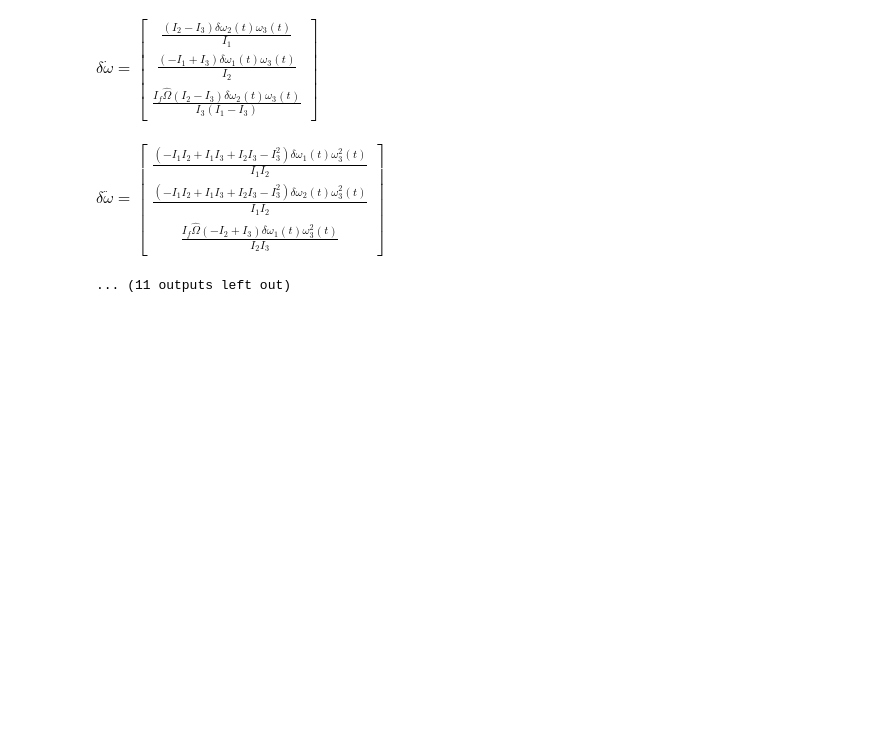
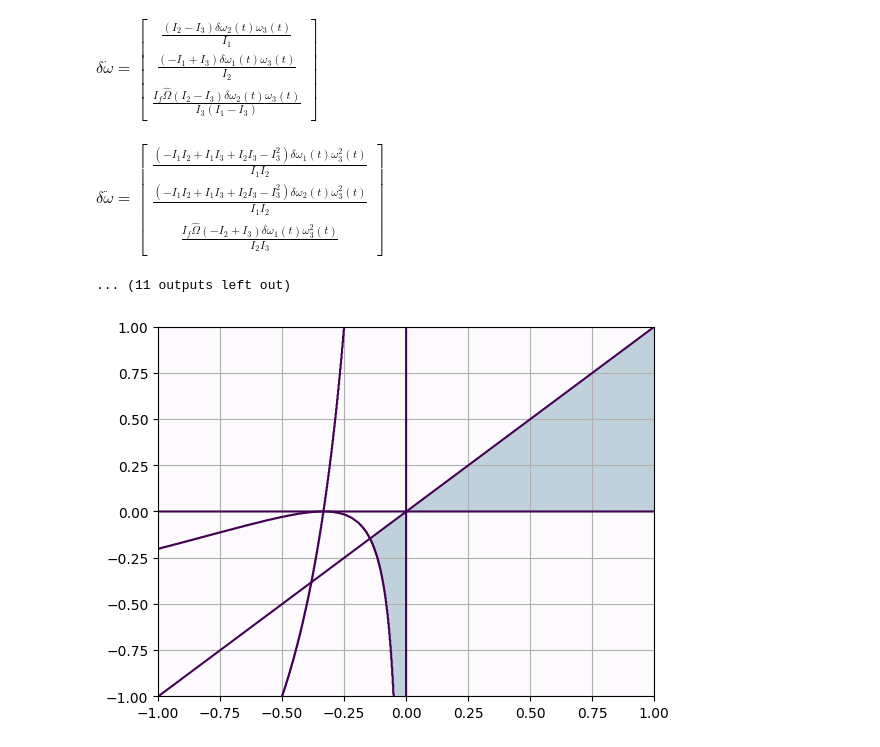
Before and after one commit to jjermstad24/Fall_2024_Classes, a Jupyter notebook: AERO_424/Homework_4.ipynb, the cells around one changed output. Drawn from its saved outputs; the diff is of its cells as text; code cells hidden in the pictures; blank space fills up the shorter version.

```diff
--- a/AERO_424/Homework_4.ipynb
+++ b/AERO_424/Homework_4.ipynb
@@ -204,6 +204,41 @@ $\displaystyle \hat{\Omega} =\frac{\Omega}{\omega_{3}{\left(t \right)}}\mathtt{\
 $\displaystyle \delta\dot{\omega}=\left[\begin{matrix}\frac{\left(I_{2} - I_{3}\right) \delta\omega_{2}{\left(t \right)} \omega_{3}{\left(t \right)}}{I_{1}}\\\frac{\left(- I_{1} + I_{3}\right) \delta\omega_{1}{\left(t \right)} \omega_{3}{\left(t \right)}}{I_{2}}\\\frac{I_{f} \hat{\Omega} \left(I_{2} - I_{3}\right) \delta\omega_{2}{\left(t \right)} \omega_{3}{\left(t \right)}}{I_{3} \left(I_{1} - I_{3}\right)}\end{matrix}\right]\mathtt{\text{}}\mathtt{\text{}}\mathtt{\text{}}\mathtt{\text{}}\mathtt{\text{}}$
 $\displaystyle \delta\ddot{\omega}=\left[\begin{matrix}\frac{\left(- I_{1} I_{2} + I_{1} I_{3} + I_{2} I_{3} - I_{3}^{2}\right) \delta\omega_{1}{\left(t \right)} \omega_{3}^{2}{\left(t \right)}}{I_{1} I_{2}}\\\frac{\left(- I_{1} I_{2} + I_{1} I_{3} + I_{2} I_{3} - I_{3}^{2}\right) \delta\omega_{2}{\left(t \right)} \omega_{3}^{2}{\left(t \right)}}{I_{1} I_{2}}\\\frac{I_{f} \hat{\Omega} \left(- I_{2} + I_{3}\right) \delta\omega_{1}{\left(t \right)} \omega_{3}^{2}{\left(t \right)}}{I_{2} I_{3}}\end{matrix}\right]\mathtt{\text{}}\mathtt{\text{}}\mathtt{\text{}}\mathtt{\text{}}\mathtt{\text{}}$
 ... (11 outputs left out)
+# %%
+x = np.linspace(-1,1,1000)
+y = np.linspace(-1,1,1000)
+
+def f1(ky,kr):
+    return (1+3*ky+ky*kr)**2>16*ky*kr
+
+def f2(ky,kr):
+    return kr*ky>0
+
+def f3(ky,kr):
+    return (1+3*ky+ky*kr)>0
+
+def f4(ky,kr):
+    return ky>kr
+
+X,Y = np.meshgrid(x,y)
+val1 = f1(X,Y)
+val2 = f2(X,Y)
+val3 = f3(X,Y)
+val4 = f4(X,Y)
+
+plt.figure()
+
+plt.contour(x,y,val1)
+plt.contour(x,y,val2)
+plt.contour(x,y,val3)
+plt.contour(x,y,val4)
+
+plt.contourf(x,y,~(val1&val2&val3&val4).astype(int),alpha=0.25,cmap='PuBu_r')
+
+plt.grid()
+plt.show()
+# %% [output]
+[figure, added]
 # %% [markdown]
 $\newline$
 
```
Also changed, not shown: parts of 9 cells of this notebook.
